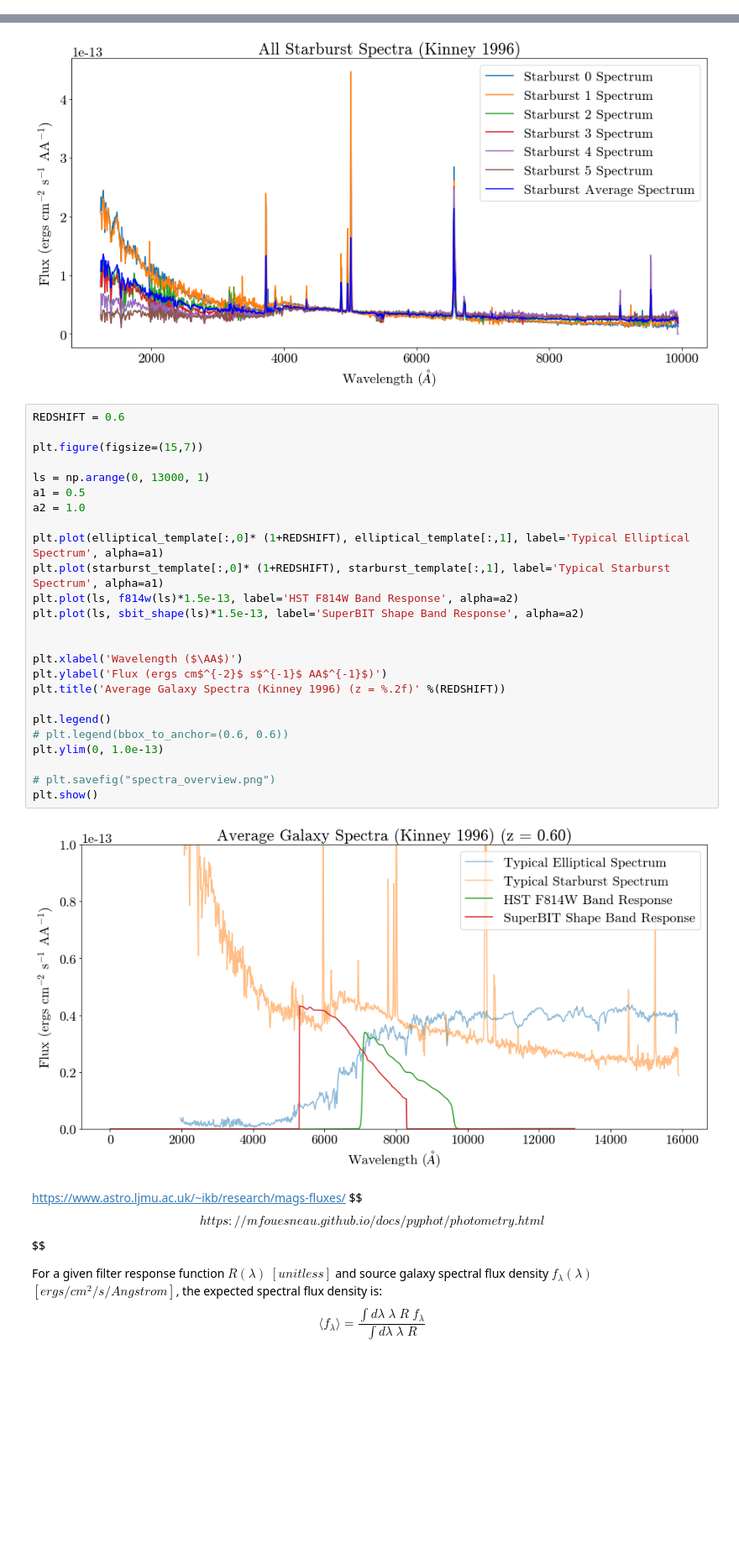
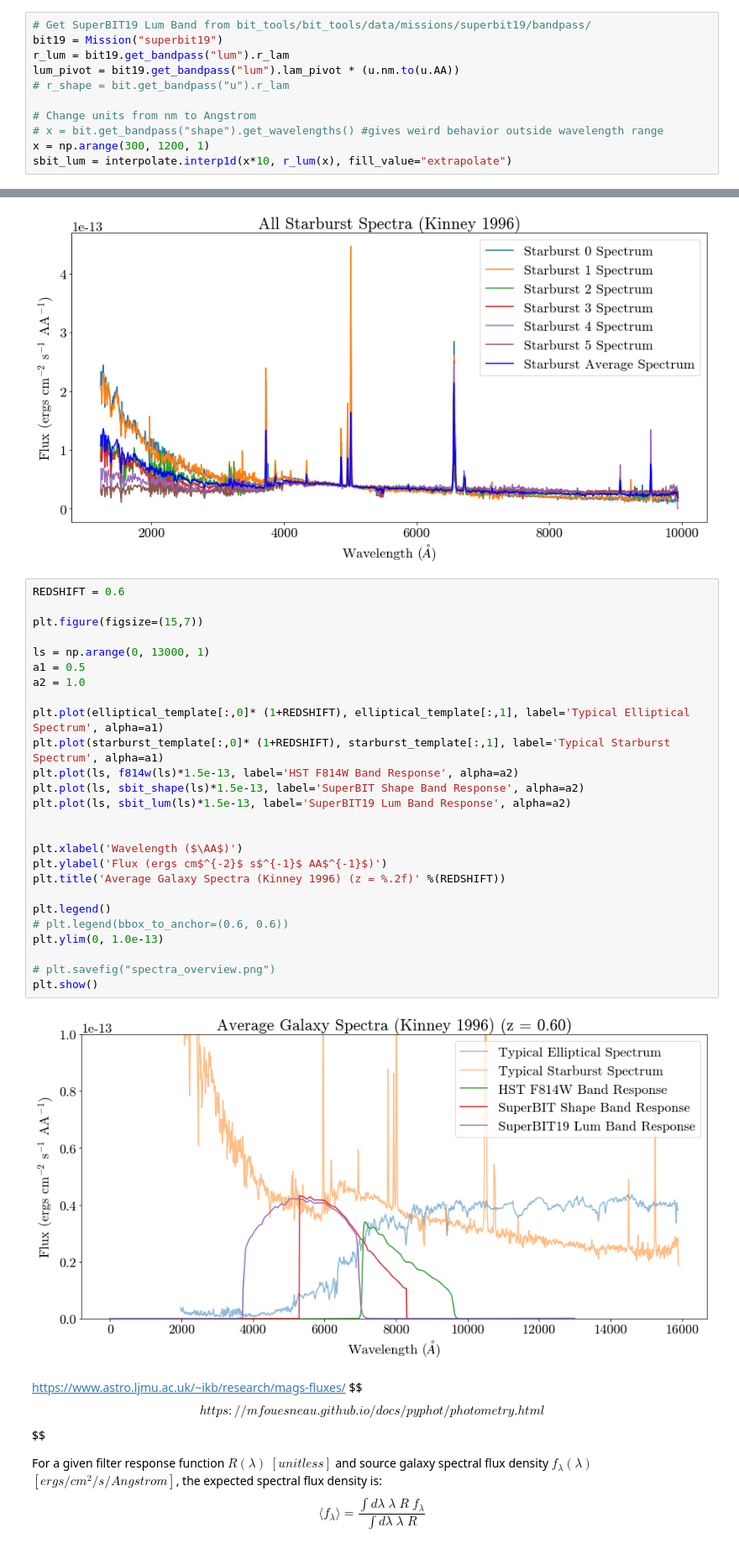
Before and after one commit to veome22/superbit_neff, a Jupyter notebook: gal_spectra_conversion_test.ipynb, the cells around one changed output, grey strips where cells are left out. Shown at 84% size. Drawn from its saved outputs; the diff is of its cells as text; blank space fills up the shorter version.

```diff
--- a/gal_spectra_conversion_test.ipynb
+++ b/gal_spectra_conversion_test.ipynb
@@ -34,6 +36,17 @@ r_shape = bit.get_bandpass("shape").r_lam
 # x = bit.get_bandpass("shape").get_wavelengths() #gives weird behavior outside wavelength range
 x = np.arange(300, 1200, 1)
 sbit_shape = interpolate.interp1d(x*10, r_shape(x), fill_value="extrapolate")
+# %%
+# Get SuperBIT19 Lum Band from bit_tools/bit_tools/data/missions/superbit19/bandpass/
+bit19 = Mission("superbit19")
+r_lum = bit19.get_bandpass("lum").r_lam
+lum_pivot = bit19.get_bandpass("lum").lam_pivot * (u.nm.to(u.AA))
+# r_shape = bit.get_bandpass("u").r_lam
+
+# Change units from nm to Angstrom
+# x = bit.get_bandpass("shape").get_wavelengths() #gives weird behavior outside wavelength range
+x = np.arange(300, 1200, 1)
+sbit_lum = interpolate.interp1d(x*10, r_lum(x), fill_value="extrapolate")
 # %%
 elliptical_template = np.genfromtxt('galaxy_spectra_kinney96/elliptical_template.ascii', usecols=range(2), invalid_raise=False)
 
@@ -73,30 +86,31 @@ plt.show()
 # %%
 REDSHIFT = 0.6
 
 plt.figure(figsize=(15,7))
 
 ls = np.arange(0, 13000, 1)
 a1 = 0.5
 a2 = 1.0
 
 plt.plot(elliptical_template[:,0]* (1+REDSHIFT), elliptical_template[:,1], label='Typical Elliptical Spectrum', alpha=a1)
 plt.plot(starburst_template[:,0]* (1+REDSHIFT), starburst_template[:,1], label='Typical Starburst Spectrum', alpha=a1)
 plt.plot(ls, f814w(ls)*1.5e-13, label='HST F814W Band Response', alpha=a2)
 plt.plot(ls, sbit_shape(ls)*1.5e-13, label='SuperBIT Shape Band Response', alpha=a2)
+plt.plot(ls, sbit_lum(ls)*1.5e-13, label='SuperBIT19 Lum Band Response', alpha=a2)
 
 
 plt.xlabel('Wavelength ($\AA$)')
 plt.ylabel('Flux (ergs cm$^{-2}$ s$^{-1}$ AA$^{-1}$)')
 plt.title('Average Galaxy Spectra (Kinney 1996) (z = %.2f)' %(REDSHIFT))
 
 plt.legend()
 # plt.legend(bbox_to_anchor=(0.6, 0.6))
 plt.ylim(0, 1.0e-13)
 
 # plt.savefig("spectra_overview.png")
 plt.show()
 # %% [output]
-[figure, old version]
+[figure, new version]
 # %% [markdown]
 https://www.astro.ljmu.ac.uk/~ikb/research/mags-fluxes/ $$ $$
 https://mfouesneau.github.io/docs/pyphot/photometry.html $$ $$
```
Also changed, not shown: parts of 9 cells of this notebook, 1 other file.
